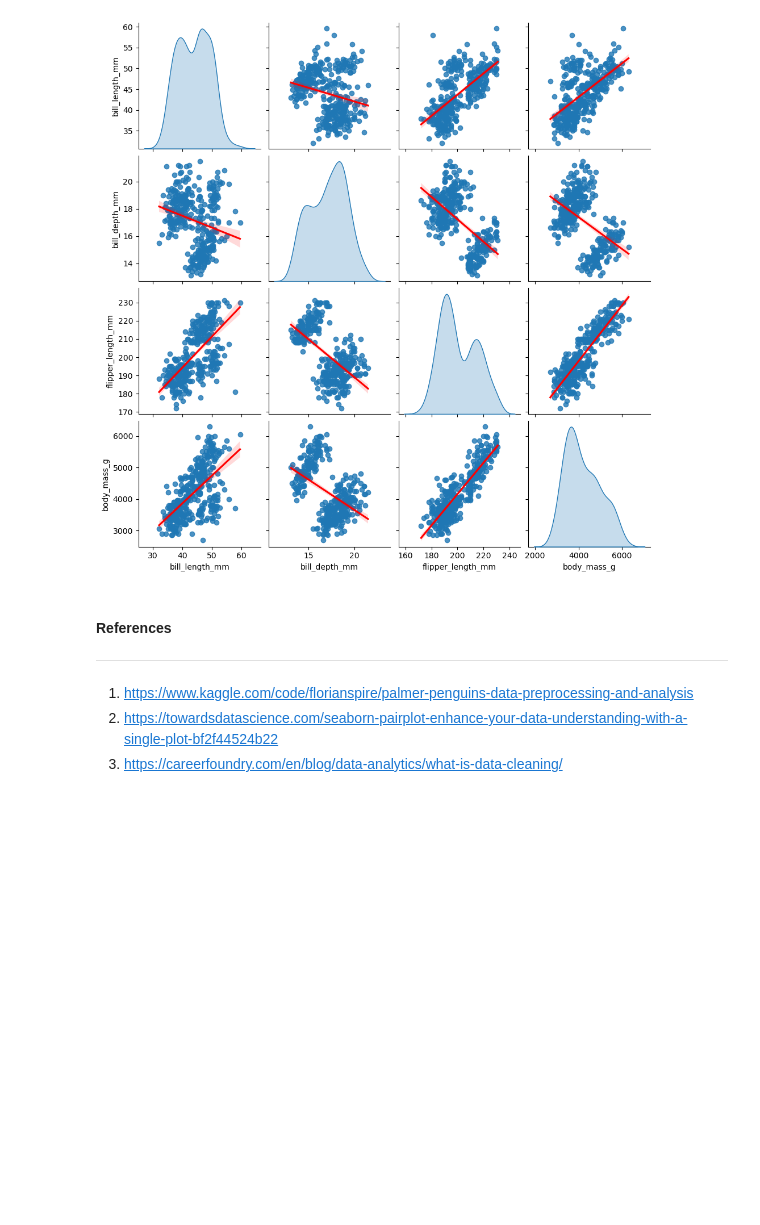
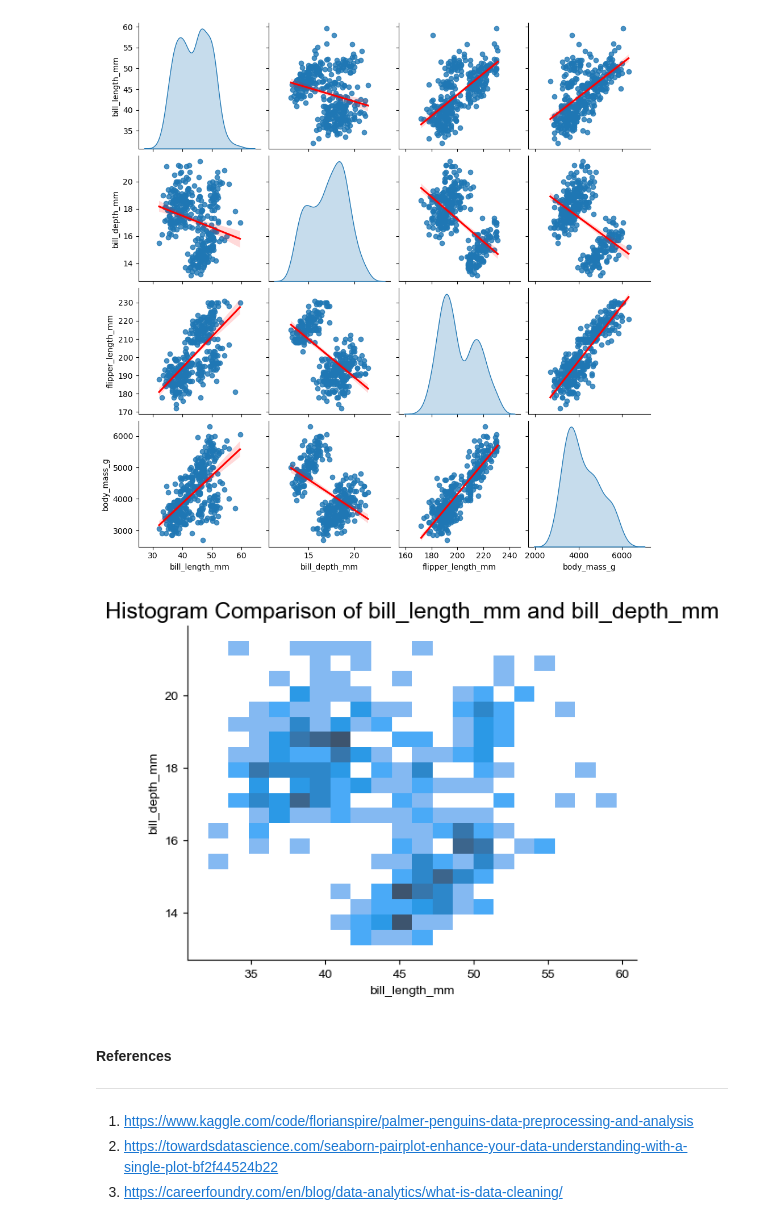
Before and after one commit to SaydsC/PrinciplesofDataAnalytics, a Jupyter notebook: penguins.ipynb, the cells around one changed output. Drawn from its saved outputs; the diff is of its cells as text; code cells hidden in the pictures; blank space fills up the shorter version.

Commit message:
histogram

```diff
--- a/penguins.ipynb
+++ b/penguins.ipynb
@@ -324,6 +324,20 @@ sns.pairplot(data=penguins, kind='reg', diag_kind='kde', plot_kws={'line_kws':{'
 # %% [output]
 <seaborn.axisgrid.PairGrid at 0x...>
 [figure]
+# %%
+variable1 = 'bill_length_mm'
+variable2 = 'bill_depth_mm'
+sns.histplot(data=penguins, x=variable1, y=variable2, bins=20)
+sns.set_style('whitegrid')
+sns.set_context('talk')
+sns.despine()
+#Set plot labels and title
+plt.xlabel(variable1)
+plt.ylabel(variable2)
+plt.title(f'Histogram Comparison of {variable1} and {variable2}')
+plt.show()
+# %% [output]
+[figure, added]
 # %% [markdown]
 #### __References__
 *****
```
